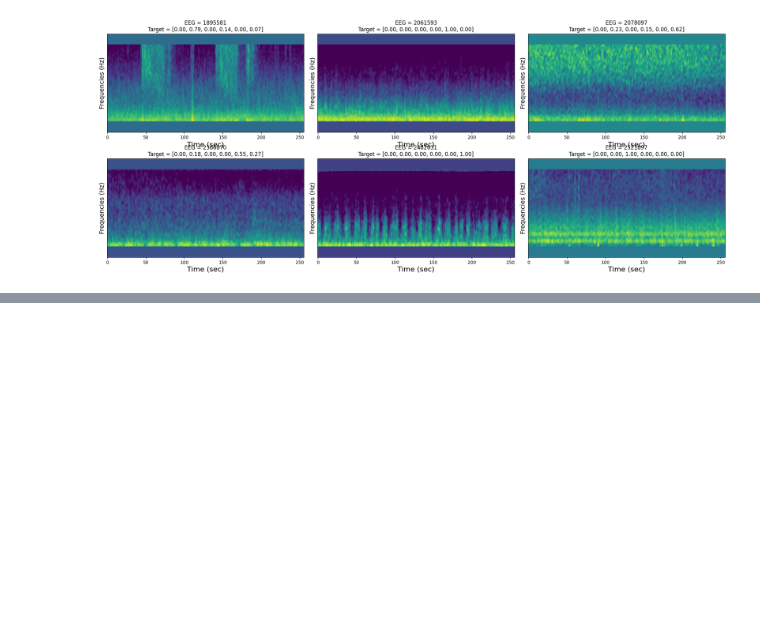
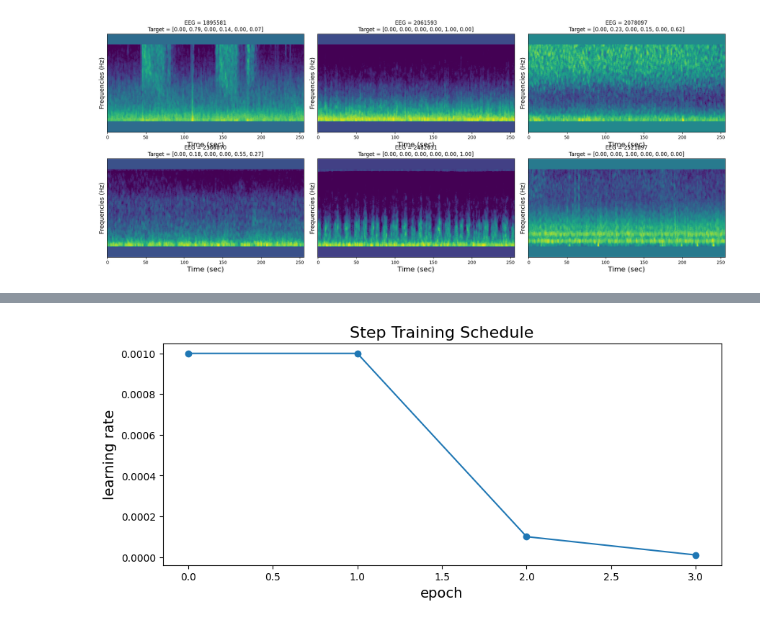
Before and after one commit to KemalSahin2001/kaggle-harmful-brain-activity, a Jupyter notebook: notebooks/StarterNotebook.ipynb, the cells around one changed output, grey strips where cells are left out. Drawn from its saved outputs; the diff is of its cells as text; code cells hidden in the pictures; blank space fills up the shorter version.

```diff
--- a/kemal_sahin_project/notebooks/StarterNotebook.ipynb
+++ b/notebooks/StarterNotebook.ipynb
@@ -89,0 +114,20 @@ for batch_index, (x_batch, y_batch) in enumerate(gen):
+# %%
+LR_START = 1e-4
+LR_MAX = 1e-3
+LR_RAMPUP_EPOCHS = 0
+LR_SUSTAIN_EPOCHS = 1
+LR_STEP_DECAY = 0.1
+EVERY = 1
+EPOCHS = 4
+
+rng = [i for i in range(EPOCHS)]
+y = [step_scheduler(x, LR_START=LR_START, LR_MAX=LR_MAX, LR_RAMPUP_EPOCHS=LR_RAMPUP_EPOCHS
+                    , LR_SUSTAIN_EPOCHS=LR_SUSTAIN_EPOCHS, LR_STEP_DECAY=LR_STEP_DECAY, EVERY=EVERY, EPOCHS=EPOCHS) for x in rng]
+plt.figure(figsize=(10, 4))
+plt.plot(rng, y, 'o-');
+plt.xlabel('epoch',size=14); plt.ylabel('learning rate',size=14)
+plt.title('Step Training Schedule',size=16); plt.show()
+
+LR = tf.keras.callbacks.LearningRateScheduler(step_scheduler, verbose = True)
+# %% [output]
+[figure, added]
```
Also changed, not shown: parts of 4 cells of this notebook, 20 other files.
